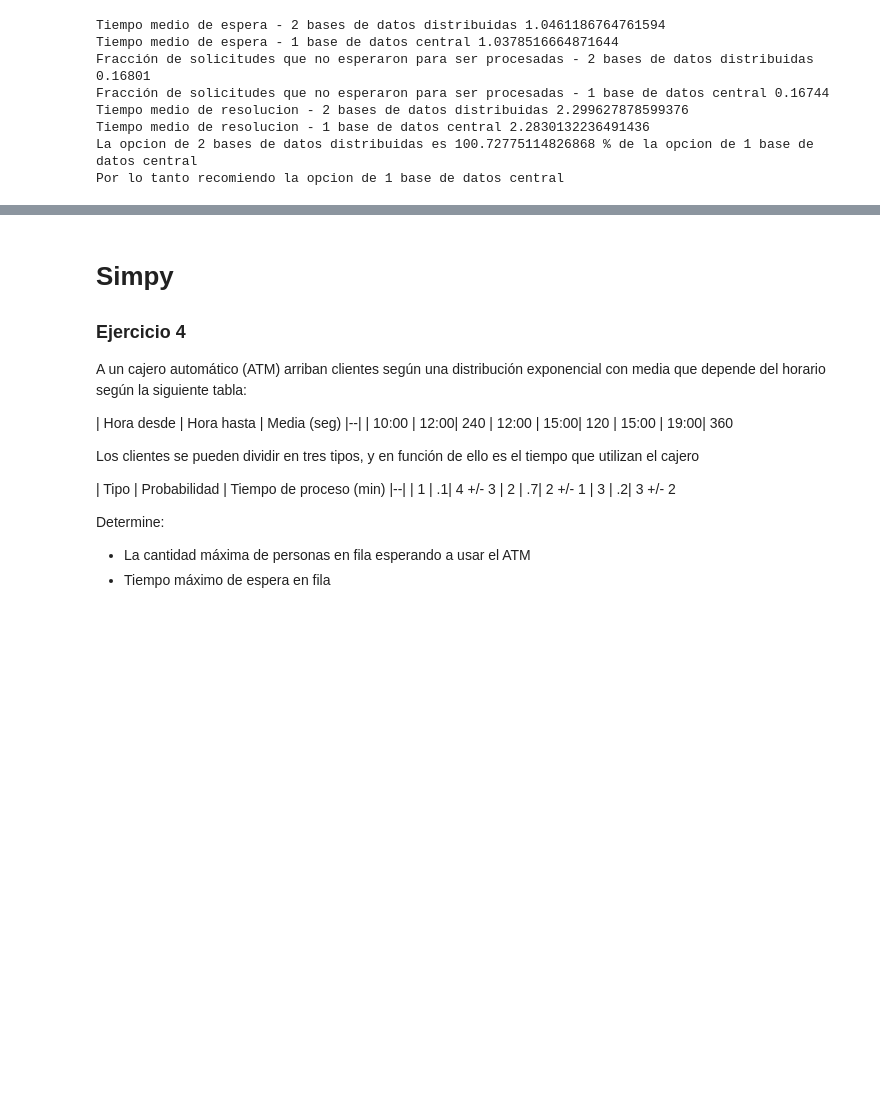
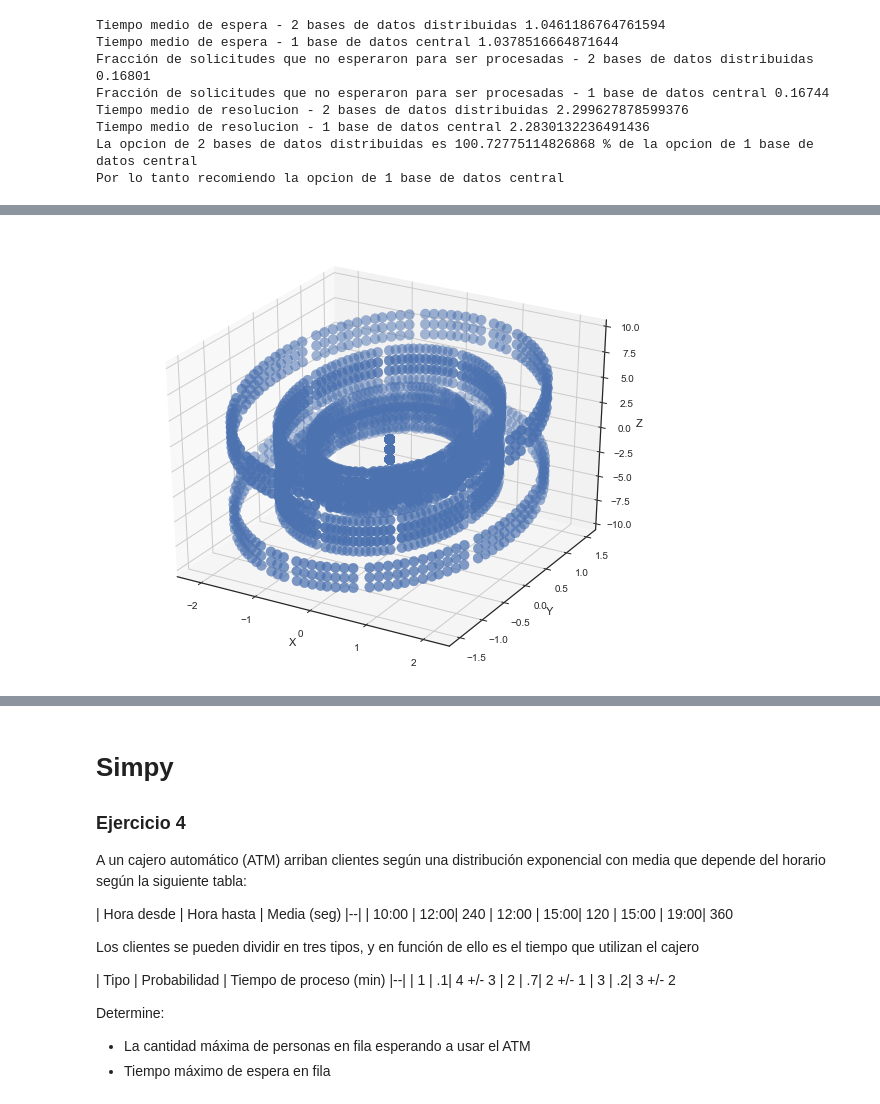
Before and after one commit to LRisaro/Simulacion, a Jupyter notebook: tp/tp2/tp2.ipynb, the cells around one changed output, grey strips where cells are left out. Drawn from its saved outputs; the diff is of its cells as text; code cells hidden in the pictures; blank space fills up the shorter version.

```diff
--- a/tp/tp2/tp2.ipynb
+++ b/tp/tp2/tp2.ipynb
@@ -192,0 +262,30 @@ $z_0 =  \text{-1, 0 y 1} $
+# %%
+xs = list()
+ys = list()
+zs = list()
+
+def dinSystem(p, times):
+    o = p
+    for i in range(0, times):
+        x = (o[0] + 2*o[1]) / 2
+        y = o[1] - o[0]/2
+        z = o[2] - o[0] - o[1]
+        o = [x, y, z]
+        xs.append(x)
+        ys.append(y)
+        zs.append(z)
+
+x = [-1, 0, 1]
+y = [-1, 0, 1]
+z = [-1, 0, 1]
+
+points = list()
+
+for i in x:
+    for j in y:
+        for u in z:
+            # print(x[i], y[j], z[u])
+            currentP = [x[i], y[j], z[u]]
+            points.append(currentP)
+            print("Calculando iteraciones para: ",currentP)
+            o = dinSystem(currentP, 100)
@@ -192,0 +310,13 @@ $z_0 =  \text{-1, 0 y 1} $
+# %%
+fig = plt.figure()
+ax = fig.add_subplot(111, projection='3d')
+
+ax.scatter(xs, ys, zs, s=100, marker='o')
+
+ax.set_xlabel('X ')
+ax.set_ylabel('Y ')
+ax.set_zlabel('Z ')
+
+plt.show()
+# %% [output]
+[figure, added]
```
Also changed, not shown: parts of 6 cells of this notebook.
